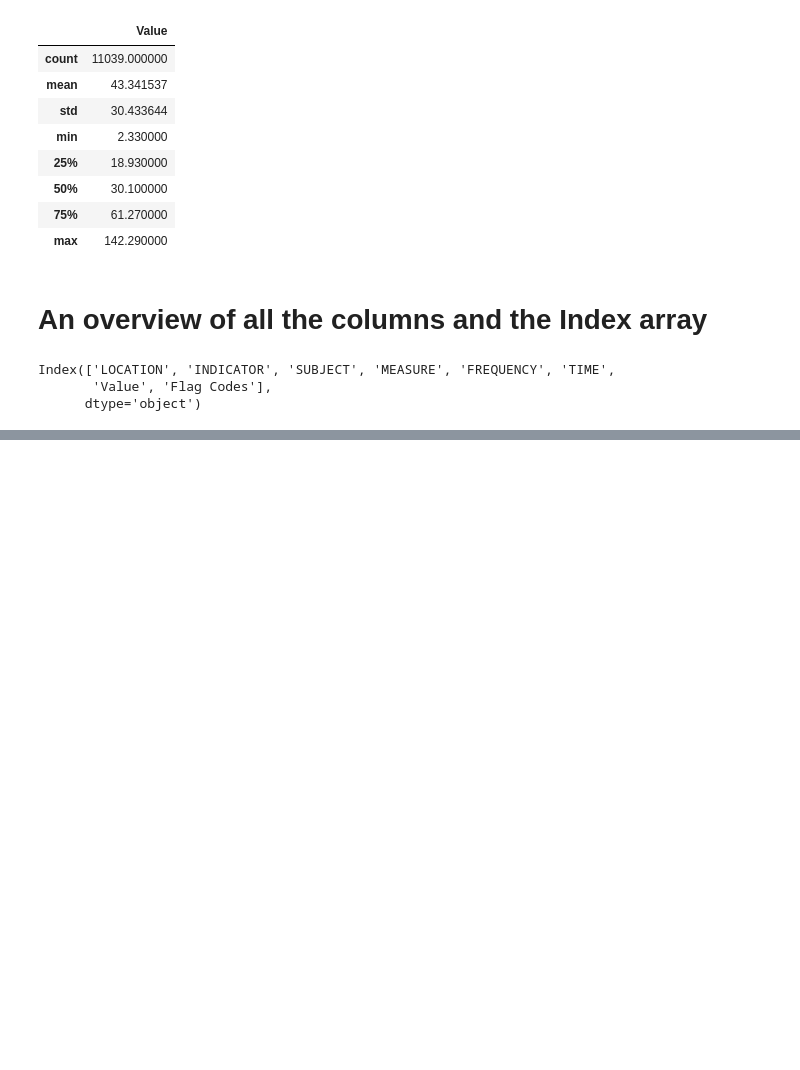
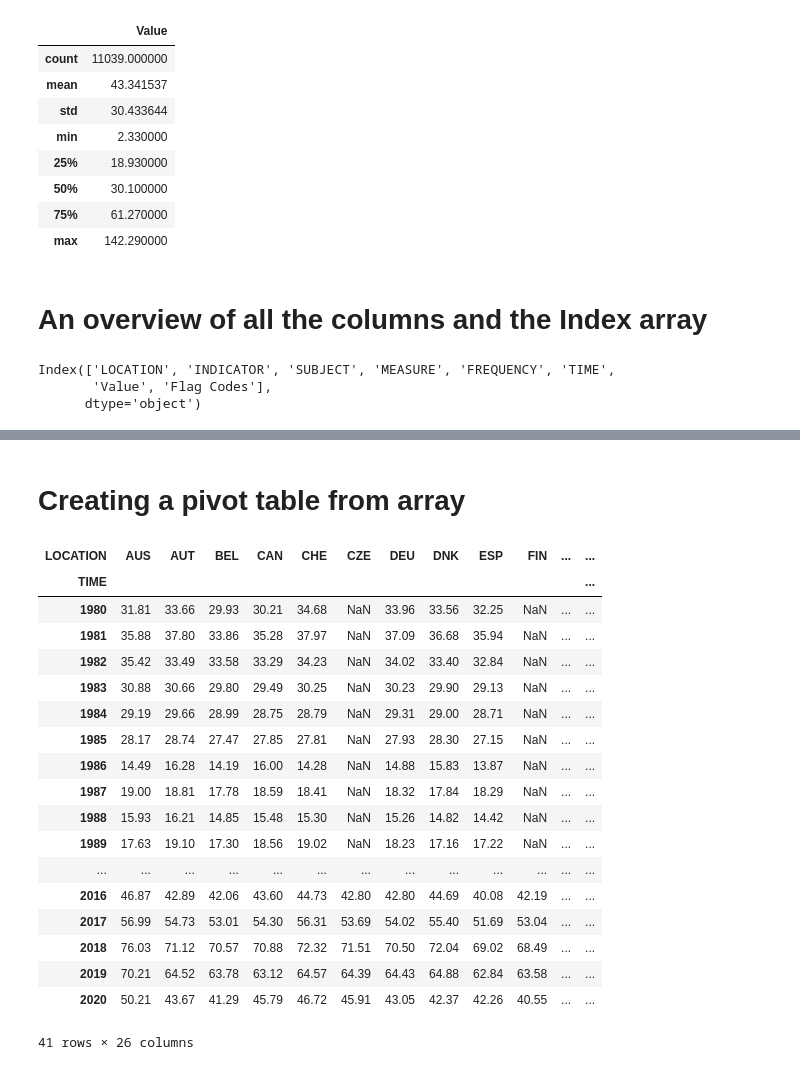
Before and after one commit to achen2018/cs103a-cpa01, a Jupyter notebook: cpa01.ipynb, the cells around one changed output, grey strips where cells are left out. Cells and saved outputs as stored; diff of their text form; code cells hidden in the pictures; blank space fills up the shorter version.

```diff
--- a/cpa01.ipynb
+++ b/cpa01.ipynb
@@ -62,0 +103,25 @@ Index(['LOCATION', 'INDICATOR', 'SUBJECT', 'MEASURE', 'FREQUENCY', 'TIME',
+# %% [markdown]
+# Creating a pivot table from array
+# %%
+df2 = pd.pivot_table(d1, values="Value", index=["TIME"], columns=["LOCATION"])
+df2
+# %% [output]
+| LOCATION | AUS | AUT | BEL | CAN | CHE | CZE | DEU | DNK | ESP | FIN | ... | ... |
+| TIME |  |  |  |  |  |  |  |  |  |  |  | ... |
+| 1980 | 31.81 | 33.66 | 29.93 | 30.21 | 34.68 | NaN | 33.96 | 33.56 | 32.25 | NaN | ... | ... |
+| 1981 | 35.88 | 37.80 | 33.86 | 35.28 | 37.97 | NaN | 37.09 | 36.68 | 35.94 | NaN | ... | ... |
+| 1982 | 35.42 | 33.49 | 33.58 | 33.29 | 34.23 | NaN | 34.02 | 33.40 | 32.84 | NaN | ... | ... |
+| 1983 | 30.88 | 30.66 | 29.80 | 29.49 | 30.25 | NaN | 30.23 | 29.90 | 29.13 | NaN | ... | ... |
+| 1984 | 29.19 | 29.66 | 28.99 | 28.75 | 28.79 | NaN | 29.31 | 29.00 | 28.71 | NaN | ... | ... |
+| 1985 | 28.17 | 28.74 | 27.47 | 27.85 | 27.81 | NaN | 27.93 | 28.30 | 27.15 | NaN | ... | ... |
+| 1986 | 14.49 | 16.28 | 14.19 | 16.00 | 14.28 | NaN | 14.88 | 15.83 | 13.87 | NaN | ... | ... |
+| 1987 | 19.00 | 18.81 | 17.78 | 18.59 | 18.41 | NaN | 18.32 | 17.84 | 18.29 | NaN | ... | ... |
+| 1988 | 15.93 | 16.21 | 14.85 | 15.48 | 15.30 | NaN | 15.26 | 14.82 | 14.42 | NaN | ... | ... |
+| 1989 | 17.63 | 19.10 | 17.30 | 18.56 | 19.02 | NaN | 18.23 | 17.16 | 17.22 | NaN | ... | ... |
+| ... | ... | ... | ... | ... | ... | ... | ... | ... | ... | ... | ... | ... |
+| 2016 | 46.87 | 42.89 | 42.06 | 43.60 | 44.73 | 42.80 | 42.80 | 44.69 | 40.08 | 42.19 | ... | ... |
+| 2017 | 56.99 | 54.73 | 53.01 | 54.30 | 56.31 | 53.69 | 54.02 | 55.40 | 51.69 | 53.04 | ... | ... |
+| 2018 | 76.03 | 71.12 | 70.57 | 70.88 | 72.32 | 71.51 | 70.50 | 72.04 | 69.02 | 68.49 | ... | ... |
+| 2019 | 70.21 | 64.52 | 63.78 | 63.12 | 64.57 | 64.39 | 64.43 | 64.88 | 62.84 | 63.58 | ... | ... |
+| 2020 | 50.21 | 43.67 | 41.29 | 45.79 | 46.72 | 45.91 | 43.05 | 42.37 | 42.26 | 40.55 | ... | ... |
+41 rows × 26 columns
```
Also changed, not shown: parts of 6 cells of this notebook.
